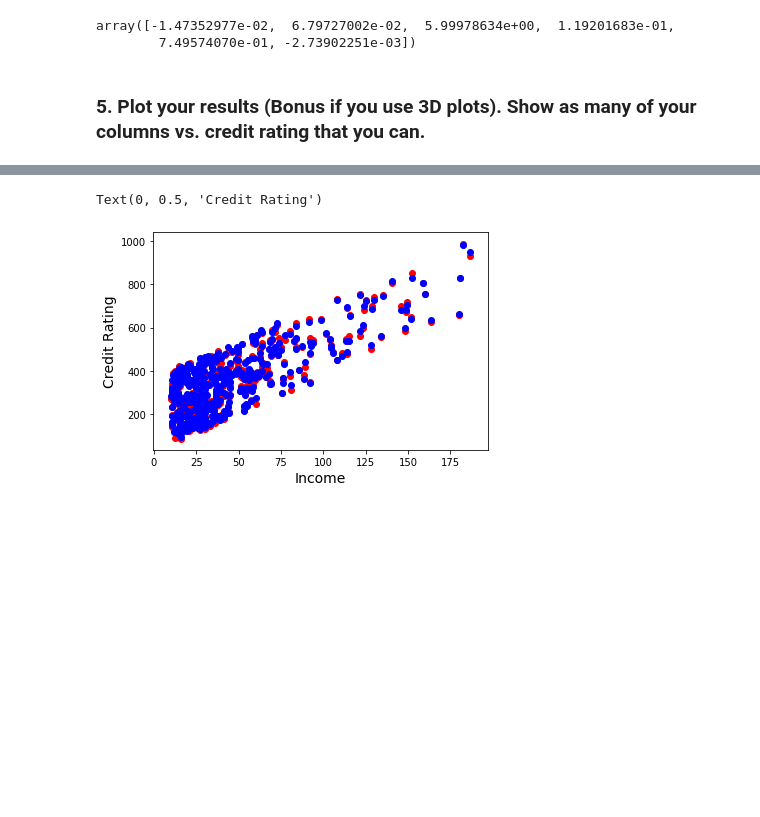
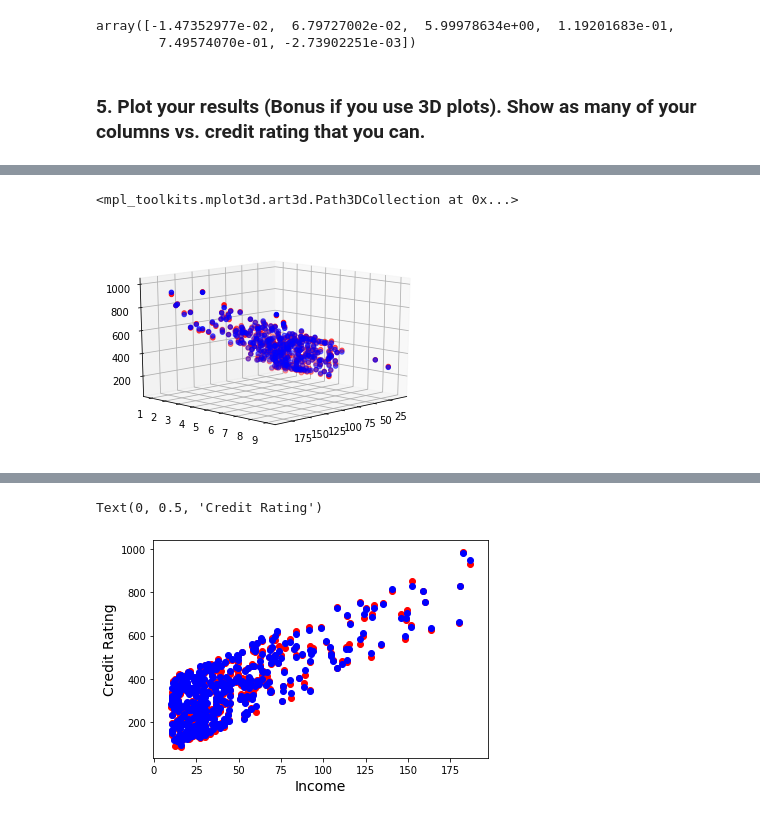
Before and after one commit to AndrewSherwood/machine-learning, a Jupyter notebook: ASherwoodWeek3Notebook.ipynb, the cells around one changed output, grey strips where cells are left out. Drawn from its saved outputs; the diff is of its cells as text; code cells hidden in the pictures; blank space fills up the shorter version.

```diff
--- a/ASherwoodWeek3Notebook.ipynb
+++ b/ASherwoodWeek3Notebook.ipynb
@@ -132,0 +148,9 @@ pred = np.dot(x,beta)
+# %%
+fig = plt.figure()
+ax = fig.add_subplot(111, projection='3d')
+ax.view_init(15, 45)
+ax.scatter(x.T[0], x.T[2], pred, zdir='z', c='r')
+ax.scatter(x.T[0], x.T[2], y, zdir='z', c='b')
+# %% [output]
+<mpl_toolkits.mplot3d.art3d.Path3DCollection at 0x...>
+[figure, added]
```
Also changed, not shown: parts of 17 cells of this notebook.
